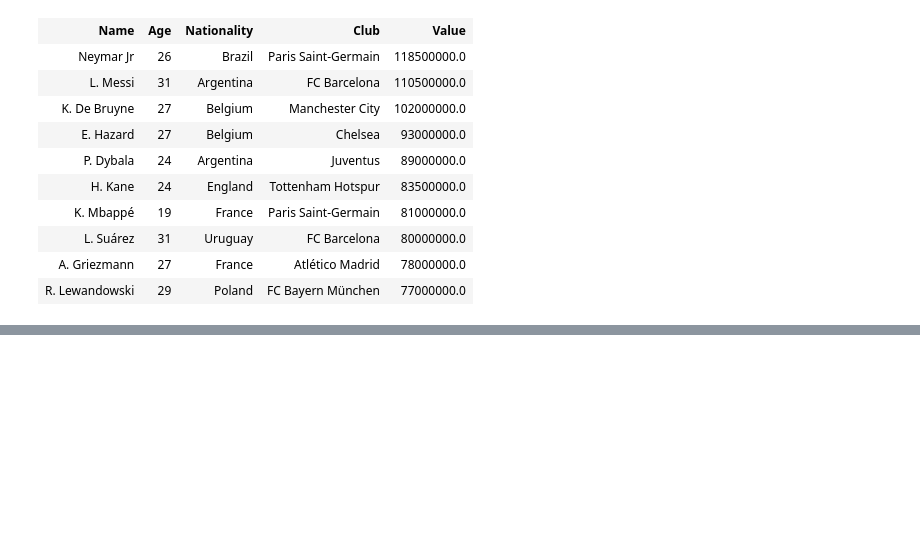
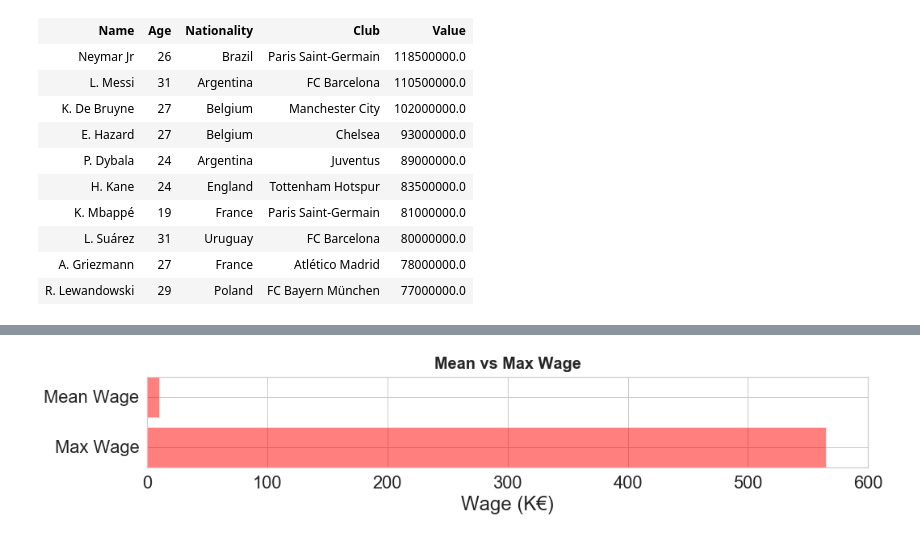
Before and after one commit to AustinYanghc/Python-ILP, a Jupyter notebook: FIFA 19.ipynb, the cells around one changed output, grey strips where cells are left out. Drawn from its saved outputs; the diff is of its cells as text; code cells hidden in the pictures; blank space fills up the shorter version.

```diff
--- a/FIFA 19.ipynb
+++ b/FIFA 19.ipynb
@@ -219,0 +265,16 @@ plt.show()
+# %%
+plt.figure(figsize=(16,2))
+plt.title('Mean vs Max Wage', fontsize=20, fontweight='bold', y=1.05,)
+plt.xlabel('Wage (K€)')
+
+max_wage = dataset['Wage'].max()
+objects = ('Max Wage', 'Mean Wage')
+y_pos = np.arange(len(objects))
+performance = [max_wage/1000, mean_wage/1000]
+
+plt.barh(y_pos, performance, align='center', alpha=0.5, color='red')
+plt.yticks(y_pos, objects)
+
+plt.show()
+# %% [output]
+[figure, added]
```
Also changed, not shown: parts of 16 cells of this notebook.
